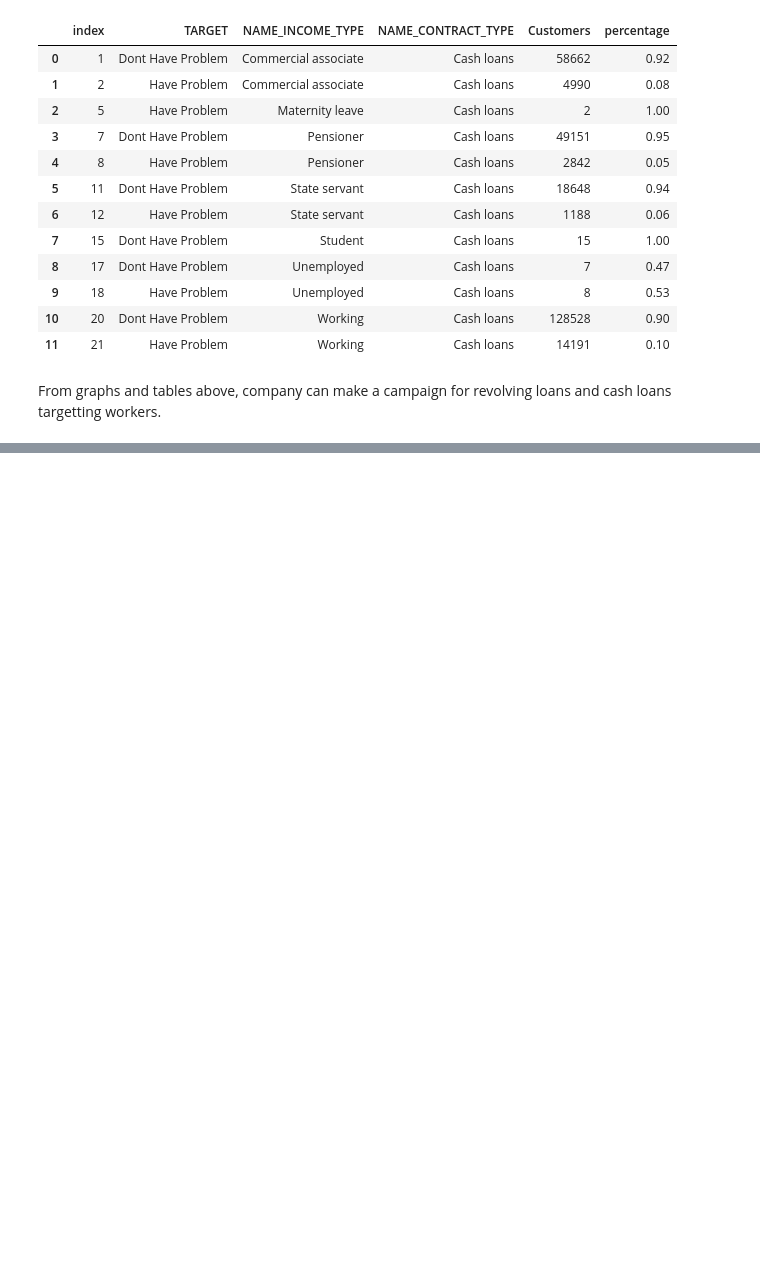
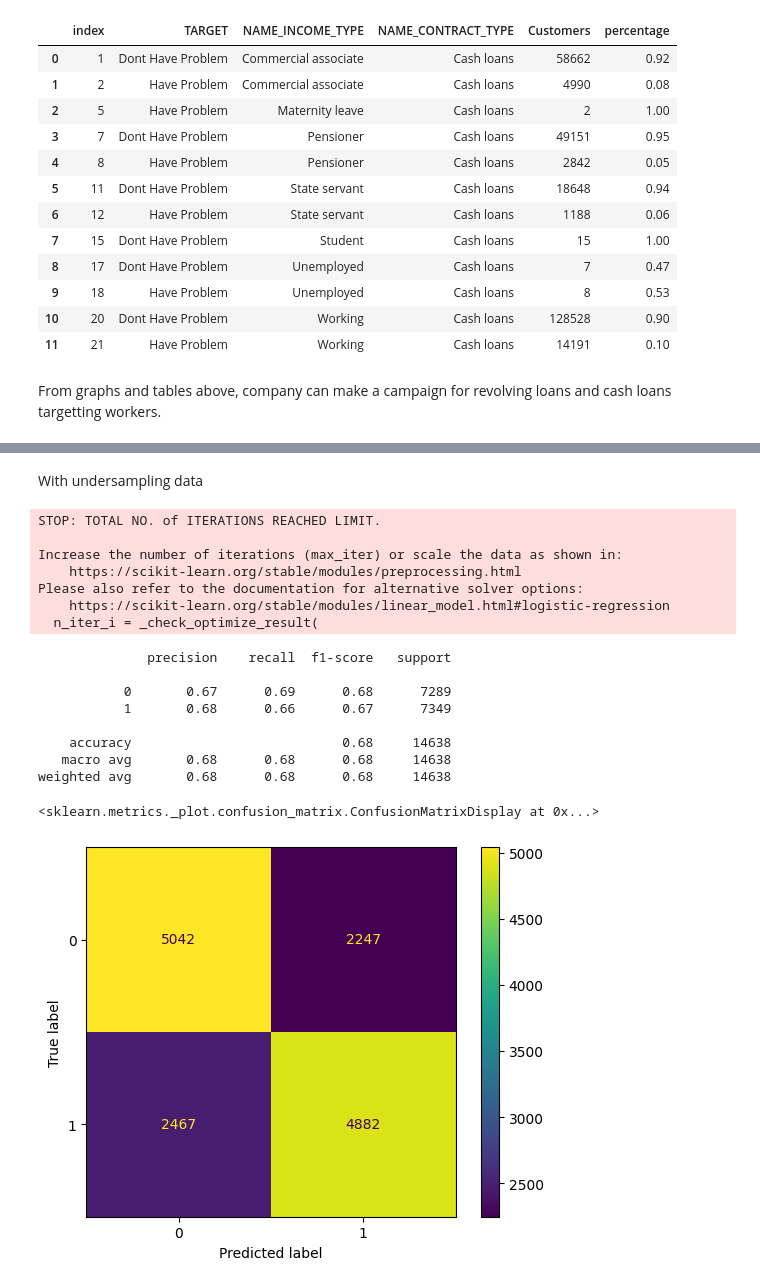
Before and after one commit to syafafad/Credit-Score-Card-Project-Draft, a Jupyter notebook: Task 5.ipynb, the cells around one changed output, grey strips where cells are left out. Cells and saved outputs as stored; diff of their text form; code cells hidden in the pictures; blank space fills up the shorter version.

```diff
--- a/Task 5.ipynb
+++ b/Task 5.ipynb
@@ -468,0 +741,5 @@ From graphs and tables above, company can make a campaign for revolving loans an
+# %%
+rus = RandomUnderSampler(random_state=42)
+x_under, y_under = rus.fit_resample(x, y.ravel())
+# %%
+x_train2, x_test2, y_train2, y_test2 = train_test_split(x_under, y_under, test_size=0.3, random_state=42)
@@ -468,0 +781,28 @@ From graphs and tables above, company can make a campaign for revolving loans an
+# %% [markdown]
+With undersampling data
+# %%
+lr2 = LogisticRegression()
+lr2.fit(x_train2, y_train2)
+predictions2 = lr2.predict(x_test2)
+
+# print classification report
+print(classification_report(y_test2, predictions2))
+confusionmatrix(predictions2, y_test2)
+# %% [output]
+STOP: TOTAL NO. of ITERATIONS REACHED LIMIT.
+
+Increase the number of iterations (max_iter) or scale the data as shown in:
+    https://scikit-learn.org/stable/modules/preprocessing.html
+Please also refer to the documentation for alternative solver options:
+    https://scikit-learn.org/stable/modules/linear_model.html#logistic-regression
+  n_iter_i = _check_optimize_result(
+              precision    recall  f1-score   support
+
+           0       0.67      0.69      0.68      7289
+           1       0.68      0.66      0.67      7349
+
+    accuracy                           0.68     14638
+   macro avg       0.68      0.68      0.68     14638
+weighted avg       0.68      0.68      0.68     14638
+<sklearn.metrics._plot.confusion_matrix.ConfusionMatrixDisplay at 0x...>
+[figure, added]
```
Also changed, not shown: parts of 65 cells of this notebook.
